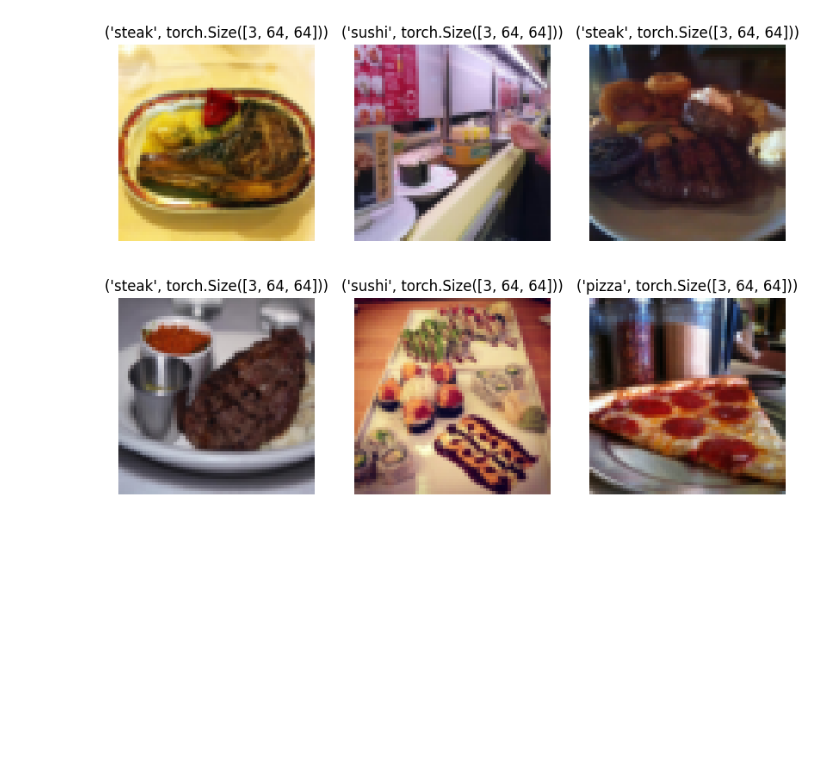
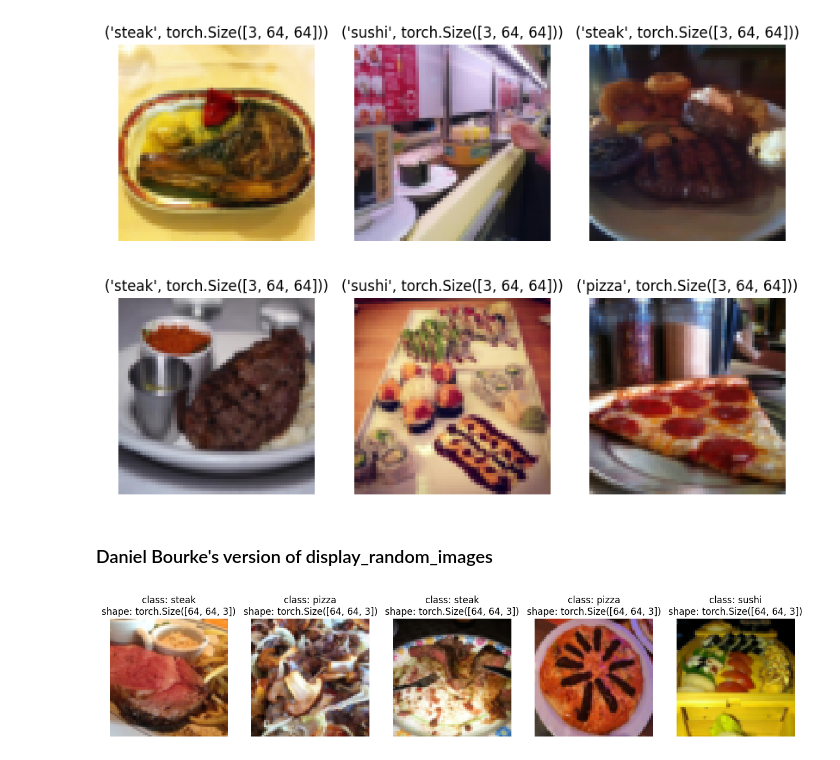
Before and after one commit to lnsayer/udemy_ml_course, a Jupyter notebook: 04_PyTorch_Custom_Datasets.ipynb, the cells around one changed output. Cells and saved outputs as stored; diff of their text form; code cells hidden in the pictures; blank space fills up the shorter version.

```diff
--- a/04_PyTorch_Custom_Datasets.ipynb
+++ b/04_PyTorch_Custom_Datasets.ipynb
@@ -528,3 +530,5 @@ def display_random_images(dataset, classes, n=6, seed=42):
 display_random_images(train_data_custom, train_data_custom.classes)
 # %% [output]
 [figure]
+# %% [markdown]
+### Daniel Bourke's version of display_random_images
@@ -530,0 +577,8 @@ display_random_images(train_data_custom, train_data_custom.classes)
+# %%
+# Display random images from ImageFolder created Dataset
+display_random_images(train_data,
+                      n=5,
+                      classes = class_names,
+                      seed=None)
+# %% [output]
+[figure, added]
```
Also changed, not shown: parts of 16 cells of this notebook.
